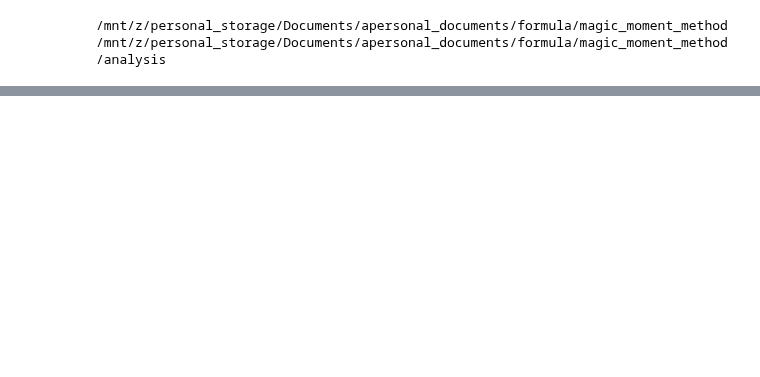
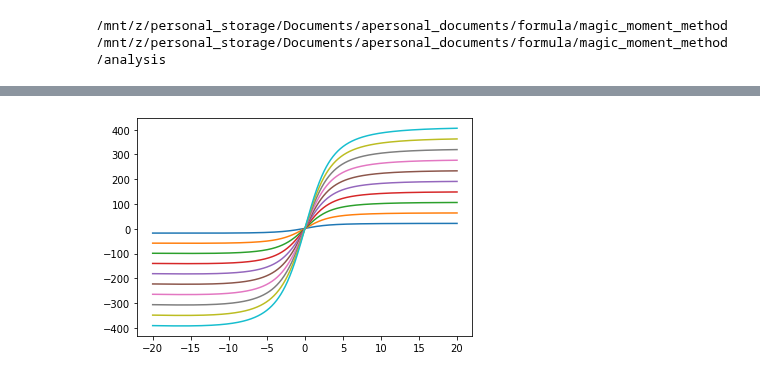
Before and after one commit to LonghornRacingElectric/magic_moment_method, a Jupyter notebook: analysis/MMM_plotter.ipynb, the cells around one changed output, grey strips where cells are left out. Cells and saved outputs as stored; diff of their text form; code cells hidden in the pictures; blank space fills up the shorter version.

```diff
--- a/analysis/MMM_plotter.ipynb
+++ b/analysis/MMM_plotter.ipynb
@@ -257,0 +272,7 @@ plt.show()
+# %%
+slip_angles = np.linspace(-20, 20, 1000)
+for normal_force in np.linspace(10, 200, 10):
+    output_force = [vehicle.suspension.tires.rear_right.lateral_pacejka(0, normal_force, y/180*np.pi) for y in slip_angles]
+    plt.plot(slip_angles, output_force)
+# %% [output]
+[figure, added]
```
Also changed, not shown: parts of 10 cells of this notebook, 9 other files.
